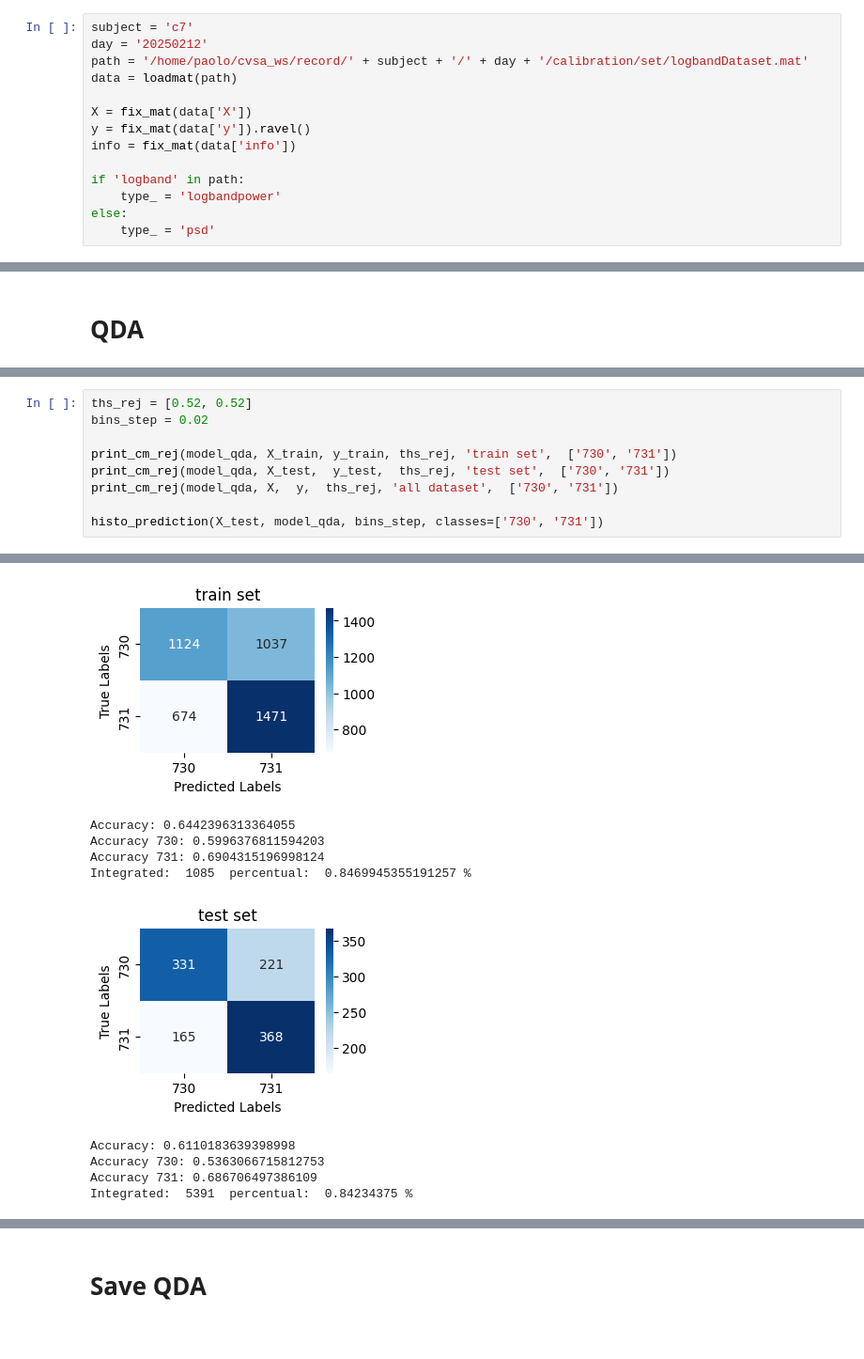
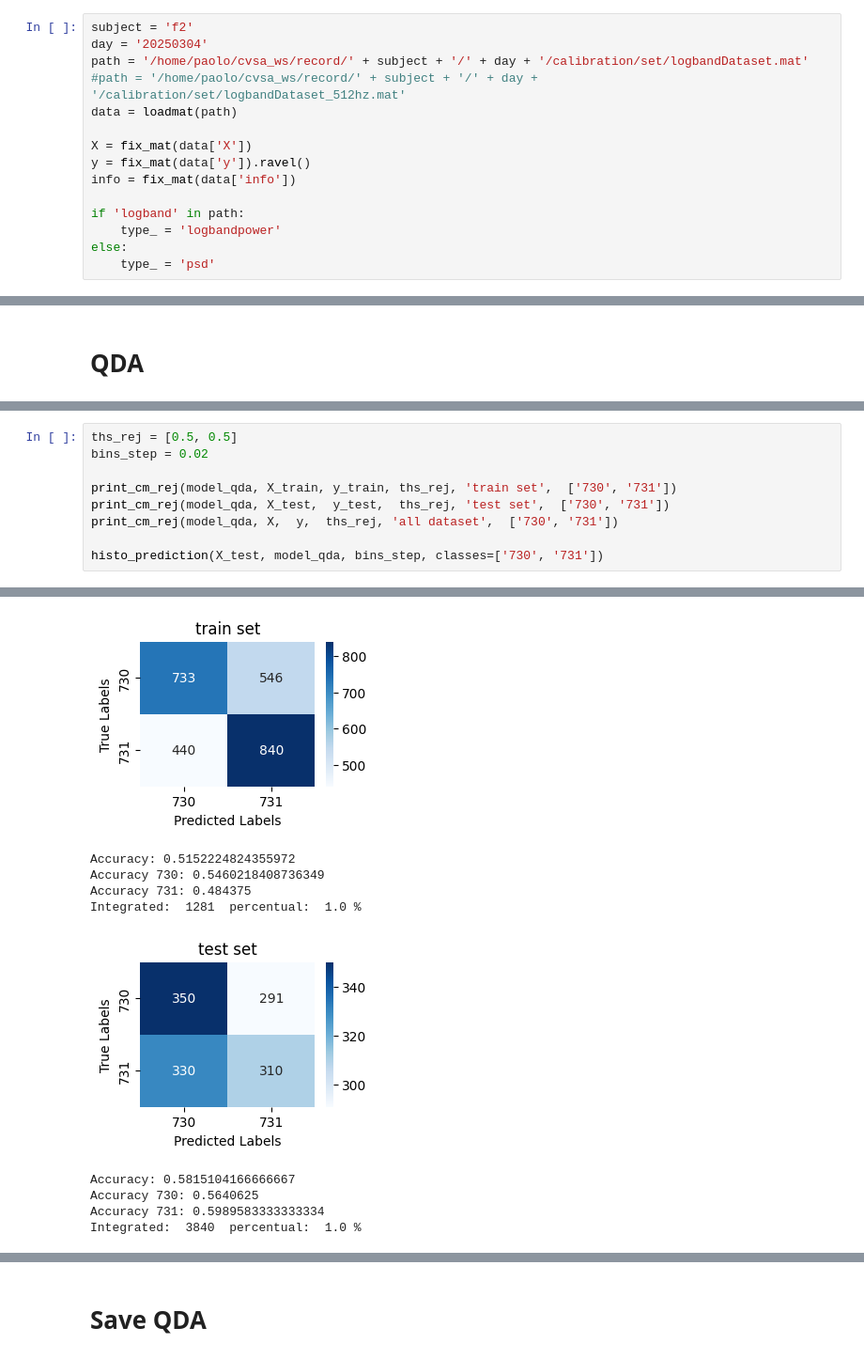
Before and after one commit to neurorobotics-iaslab/qda_cvsa, a Jupyter notebook: create_dataset_and_QDA/create_qda.ipynb, the cells around one changed output, grey strips where cells are left out. Shown at 94% size. Saved outputs shown, nothing was run; the diff lists cells and outputs as text.

```diff
--- a/create_dataset_and_QDA/create_qda.ipynb
+++ b/create_dataset_and_QDA/create_qda.ipynb
@@ -27,9 +27,10 @@ def fix_mat(data):
     else:
         return data
 # %%
-subject = 'c7'
-day = '20250212'
+subject = 'f2'
+day = '20250304'
 path = '/home/paolo/cvsa_ws/record/' + subject + '/' + day + '/calibration/set/logbandDataset.mat'
+#path = '/home/paolo/cvsa_ws/record/' + subject + '/' + day + '/calibration/set/logbandDataset_512hz.mat'
 data = loadmat(path)
 
 X = fix_mat(data['X'])
@@ -349,5 +283,5 @@ Accuracy all:   0.5928125
 # %%
-ths_rej = [0.52, 0.52]
+ths_rej = [0.5, 0.5]
 bins_step = 0.02
 
 print_cm_rej(model_qda, X_train, y_train, ths_rej, 'train set',  ['730', '731'])
@@ -363,10 +297,10 @@ Integrated:  4306  percentual:  0.8411799179527252 %
-[figure, old version]
+[figure, new version]
-Accuracy: 0.6442396313364055
-Accuracy 730: 0.5996376811594203
-Accuracy 731: 0.6904315196998124
-Integrated:  1085  percentual:  0.8469945355191257 %
+Accuracy: 0.5152224824355972
+Accuracy 730: 0.5460218408736349
+Accuracy 731: 0.484375
+Integrated:  1281  percentual:  1.0 %
-[figure, old version]
+[figure, new version]
-Accuracy: 0.6110183639398998
-Accuracy 730: 0.5363066715812753
-Accuracy 731: 0.686706497386109
-Integrated:  5391  percentual:  0.84234375 %
+Accuracy: 0.5815104166666667
+Accuracy 730: 0.5640625
+Accuracy 731: 0.5989583333333334
+Integrated:  3840  percentual:  1.0 %
```
Also changed, not shown: parts of 10 cells of this notebook, 18 other files.
